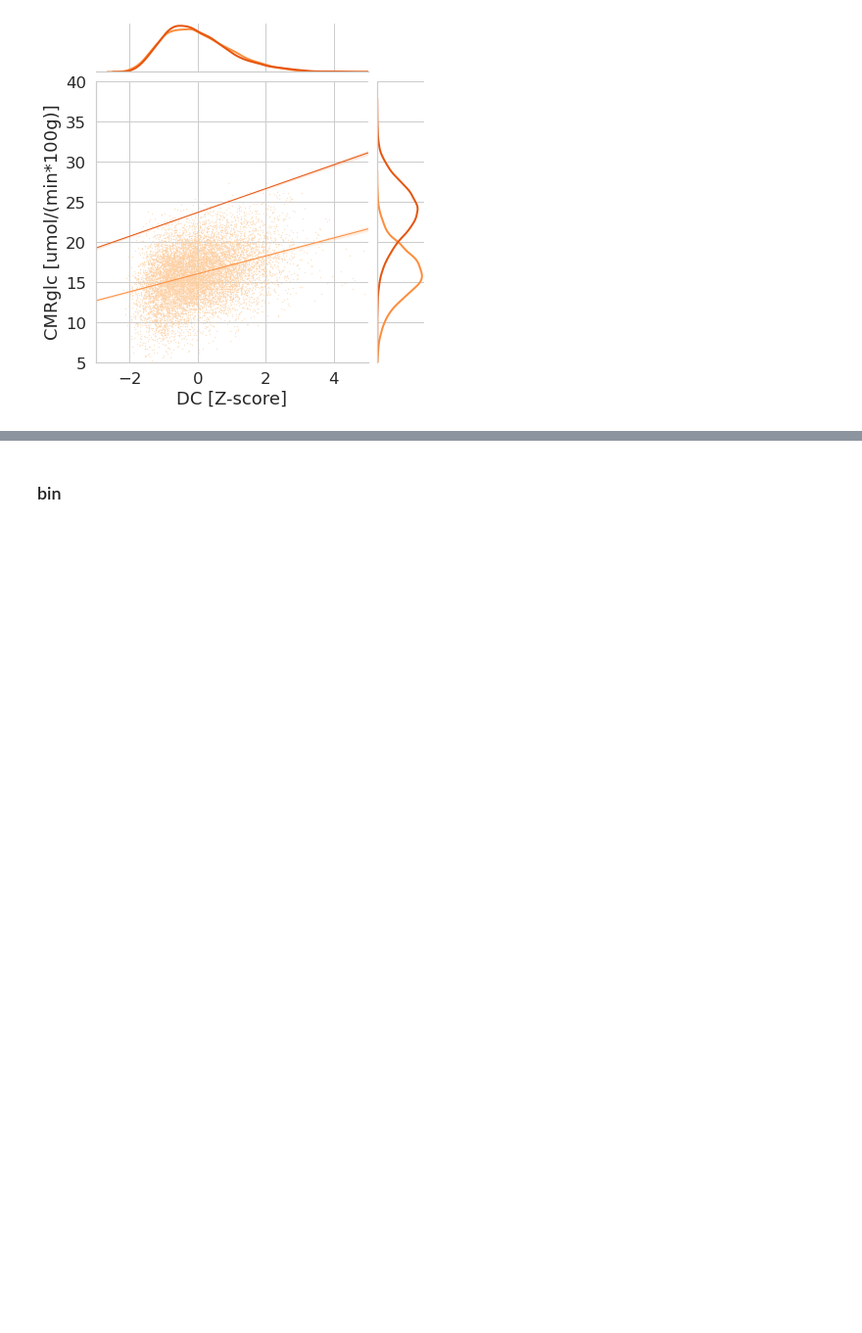
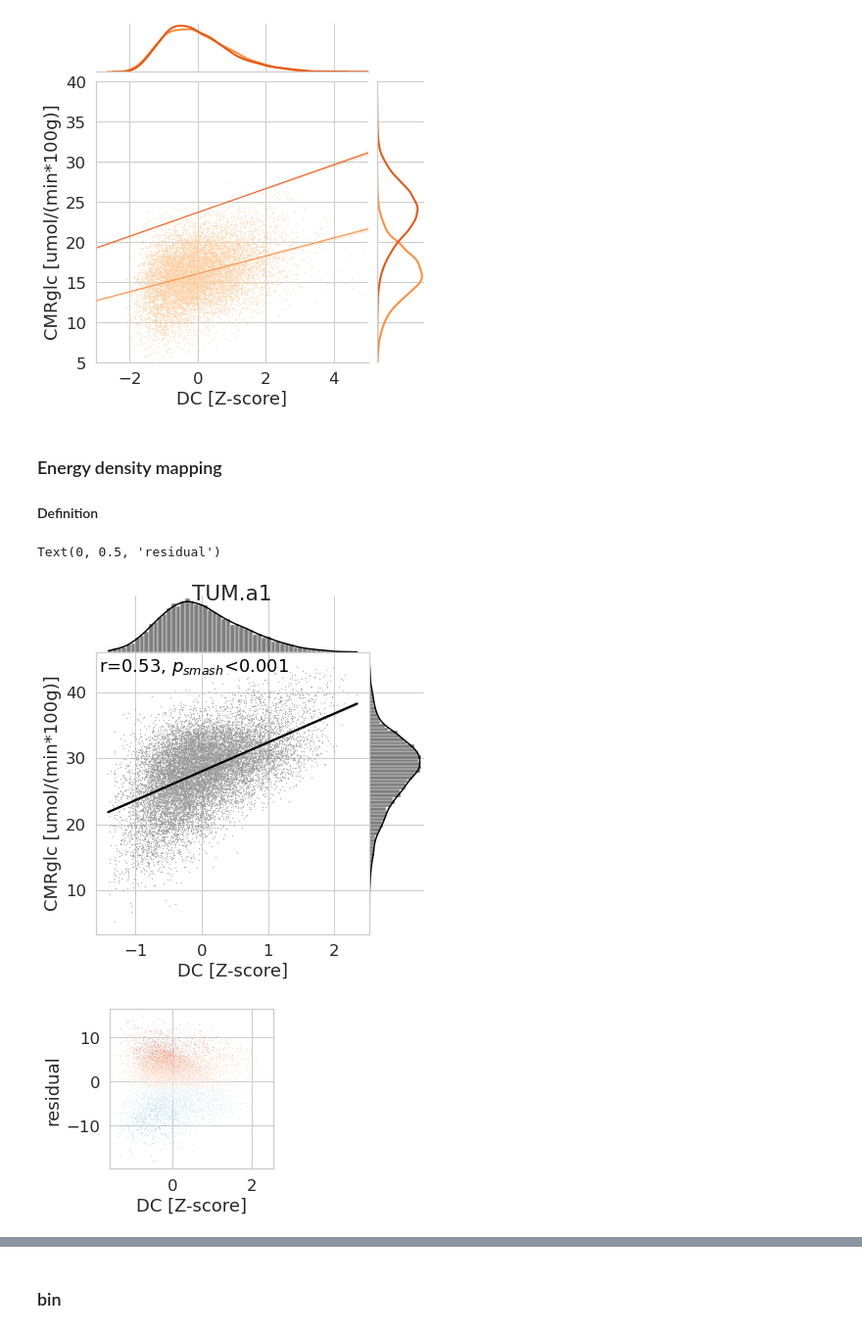
Before and after one commit to NeuroenergeticsLab/energetic_costs, a Jupyter notebook: scripts/Manuscript Figures.ipynb, the cells around one changed output, grey strips where cells are left out. Shown at 98% size. Drawn from its saved outputs; the diff is of its cells as text; code cells hidden in the pictures; blank space fills up the shorter version.

```diff
--- a/scripts/Manuscript Figures.ipynb
+++ b/scripts/Manuscript Figures.ipynb
@@ -140 +153,5 @@ else:
+# %%
+sel_cm = 'RdBu_r'
+gray_c = [0.77,0.77,0.77,1]
+extended_cm=np.concatenate((np.array([gray_c]),getattr(plt.cm,sel_cm)(np.arange(0,getattr(plt.cm,sel_cm).N))))
 # %% [markdown]
@@ -143,6 +200,6 @@ else:
 # %%
 palette_regplot_index = 5
-for site in list(cohorts_metadata.keys()):#[:-1]:#cohorts_metadata.keys():#
+for site in list(cohorts_metadata.keys())[:-1]:#cohorts_metadata.keys():#
     filtered_index_lists = []
     np_null_dists = []
     filter_labels = []
@@ -236,3 +293,27 @@ for sid in selected_site_sids:#list(cohorts_metadata[selected_site]['a1']['sids'
 [figure]
 [figure]
 [figure]
+# %% [markdown]
+### Energy density mapping
+#### Definition
+# %%
+site = 'TUM'
+coh = 'a1'
+avg_vox_vals = all_avg_vox_vals[all_avg_vox_vals.cohort=='{}.{}'.format(site,coh)].copy()
+r_param,p_param=stats.pearsonr(avg_vox_vals.loc[avg_vox_vals[conn_metric].notnull(),x_var],avg_vox_vals.loc[avg_vox_vals[conn_metric].notnull(),y_var])
+p_np = nonparp(r_param, cohorts_metadata[site][coh]['smash_{}-{}'.format(x_var,y_var)])
+p_np = p_np if p_np>0 else 0.00001
+g = src.functions.plot_joint(avg_vox_vals[x_var],avg_vox_vals[y_var],s=s,robust=False,kdeplot=False,truncate=True,
+                             xlim0=False,y_label=ylabel,x_label=xlabel,return_plot_var=True,p_smash=p_np)
+plt.suptitle('{}.{}'.format(site,coh))
+
+plt.figure(figsize=(3,3))
+avg_vox_vals['residual'] = pg.linear_regression(avg_vox_vals[x_var],avg_vox_vals[y_var],coef_only=False,remove_na=True,as_dataframe=False)['residuals']
+sns.scatterplot(x_var,'residual',data=avg_vox_vals,s=3*s,legend=False,hue='residual', palette=sel_cm,
+                vmin=avg_vox_vals.residual.quantile(0.25),vmax=avg_vox_vals.residual.quantile(0.75))
+plt.gca().set_xlabel(xlabel)
+plt.gca().set_ylabel('residual')
+# %% [output]
+Text(0, 0.5, 'residual')
+[figure, added]
+[figure, added]
```
Also changed, not shown: parts of 9 cells of this notebook, 4 other files.
